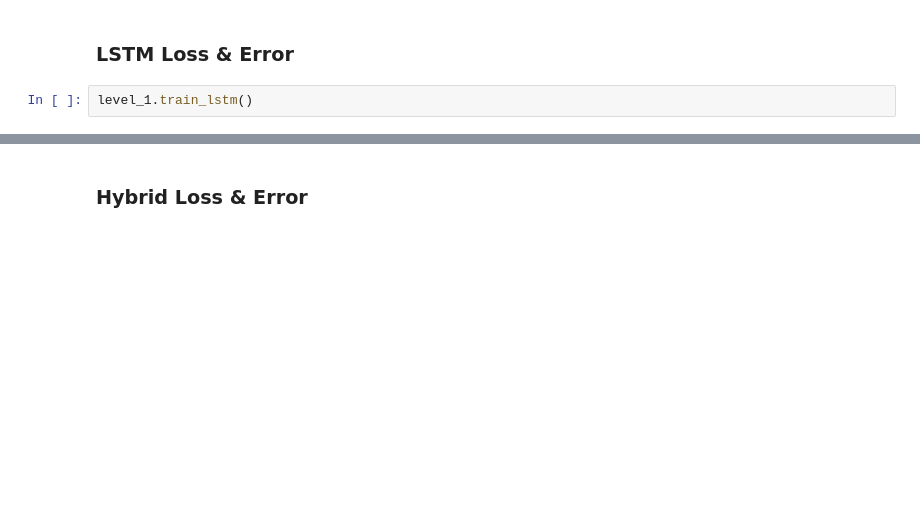
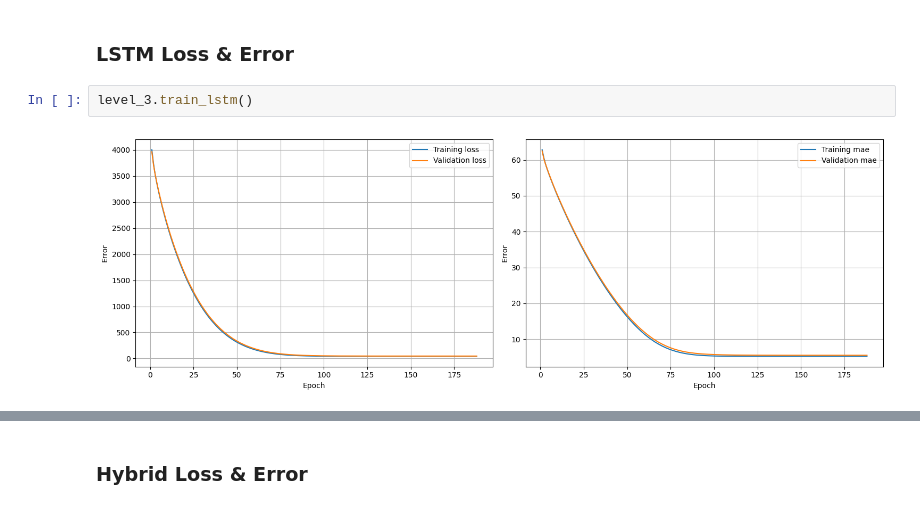
Before and after one commit to davidspector67/weather_predictor, a Jupyter notebook: project_lstm.ipynb, the cells around one changed output, grey strips where cells are left out. Cells and saved outputs as stored; diff of their text form; blank space fills up the shorter version.

```diff
--- a/project_lstm.ipynb
+++ b/project_lstm.ipynb
@@ -956,5 +956,6 @@ We expect the models to have a correct shape, shifted around the correct tempatu
 # %% [markdown]
 ### LSTM Loss & Error
 # %%
-level_1.train_lstm()
+level_3.train_lstm()
 # %% [output]
+[figure, added]
```
Also changed, not shown: parts of 7 cells of this notebook.
